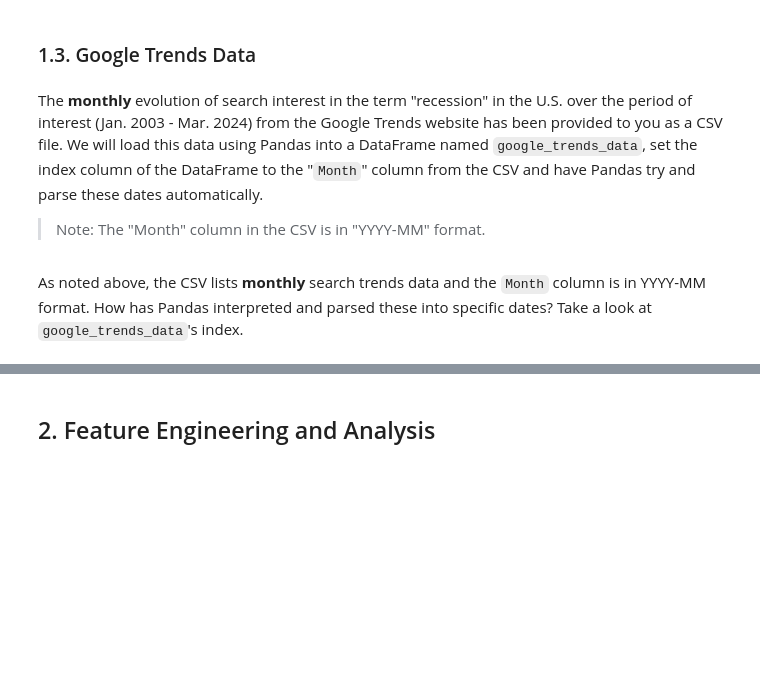
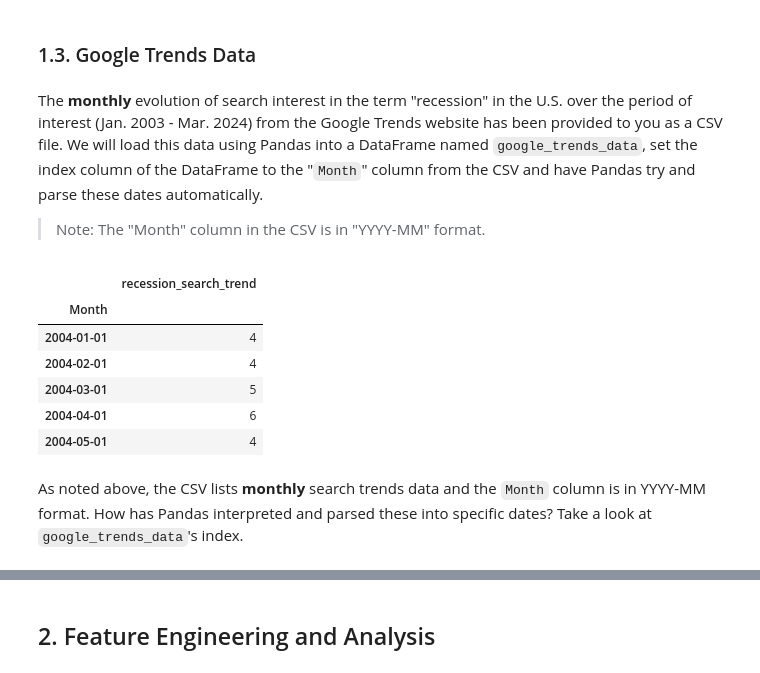
Before and after one commit to waynebar69/xlv-volatility-sentiment-ml, a Jupyter notebook: notebooks/xlv_prediction_model.ipynb.ipynb, the cells around one changed output, grey strips where cells are left out. Saved outputs shown, nothing was run; the diff lists cells and outputs as text; code cells hidden in the pictures; blank space fills up the shorter version.

```diff
--- a/notebooks/xlv_prediction_model.ipynb.ipynb
+++ b/notebooks/xlv_prediction_model.ipynb.ipynb
@@ -213,6 +213,10 @@ plt.show()
 # %% [markdown]
 ### 1.3. Google Trends Data
 # %% [markdown]
-The **monthly** evolution of search interest in the term "recession" in the U.S. over the period of interest (Jan. 2003 - Mar. 2024) from the Google Trends website has been provided to you as a CSV file. We will load this data using Pandas into a DataFrame named `google_trends_data`, set the index column of the DataFrame to the "`Month`" column from the CSV and have Pandas try and parse these dates automatically.
+The **monthly** evolution of search interest in the term "recession" in the U.S.
+over the period of interest (Jan. 2003 - Mar. 2024) from the Google Trends website
+has been provided to you as a CSV file. We will load this data using Pandas into
+a DataFrame named `google_trends_data`, set the index column of the DataFrame to
+the "`Month`" column from the CSV and have Pandas try and parse these dates automatically.
 
 > Note: The "Month" column in the CSV is in "YYYY-MM" format.
@@ -221,4 +223,17 @@ google_trends_data = ## YOUR CODE HERE ##
+# %%
+google_trends_data = pd.read_csv("../data/raw/GoogleTrendsData.csv", parse_dates=True, index_col="Month")
+google_trends_data.head()
+# %% [output]
+|  | recession_search_trend |
+| Month |  |
+| 2004-01-01 | 4 |
+| 2004-02-01 | 4 |
+| 2004-03-01 | 5 |
+| 2004-04-01 | 6 |
+| 2004-05-01 | 4 |
 # %% [markdown]
-As noted above, the CSV lists **monthly** search trends data and the `Month` column is in YYYY-MM format. How has Pandas interpreted and parsed these into specific dates? Take a look at `google_trends_data`'s index.
+As noted above, the CSV lists **monthly** search trends data and the `Month` column
+is in YYYY-MM format. How has Pandas interpreted and parsed these into specific
+dates? Take a look at `google_trends_data`'s index.
 # %%
 google_trends_data.index
```
Also changed, not shown: parts of 9 cells of this notebook.
